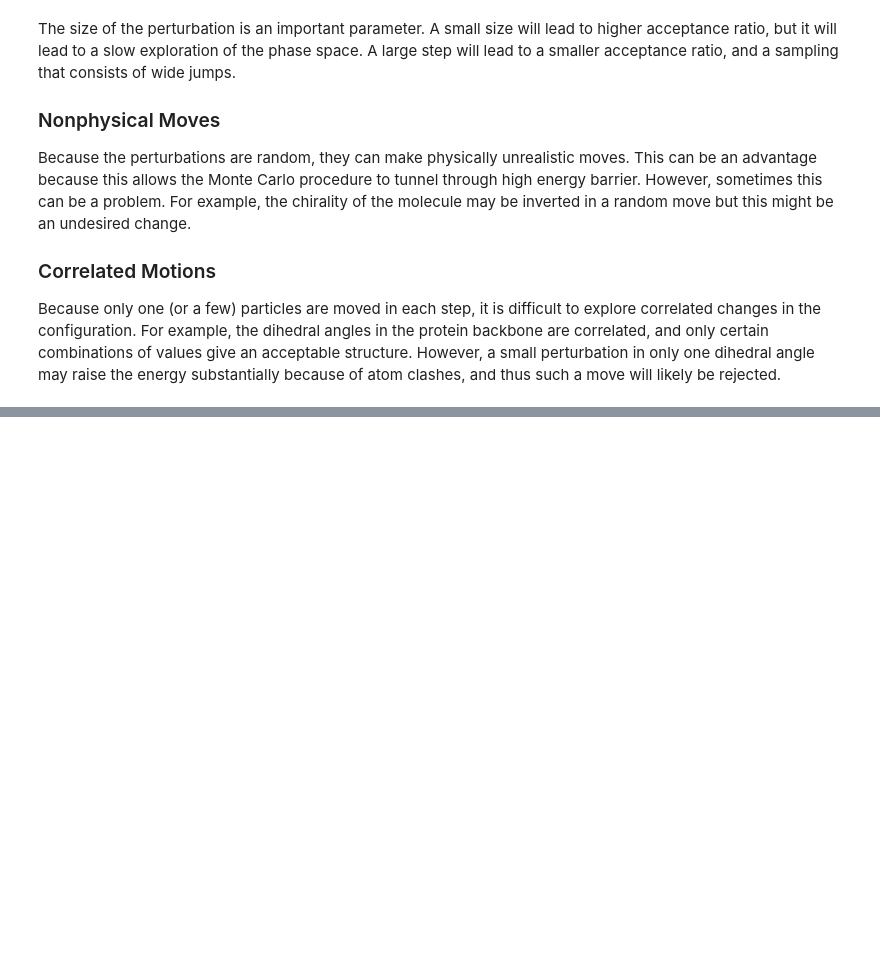
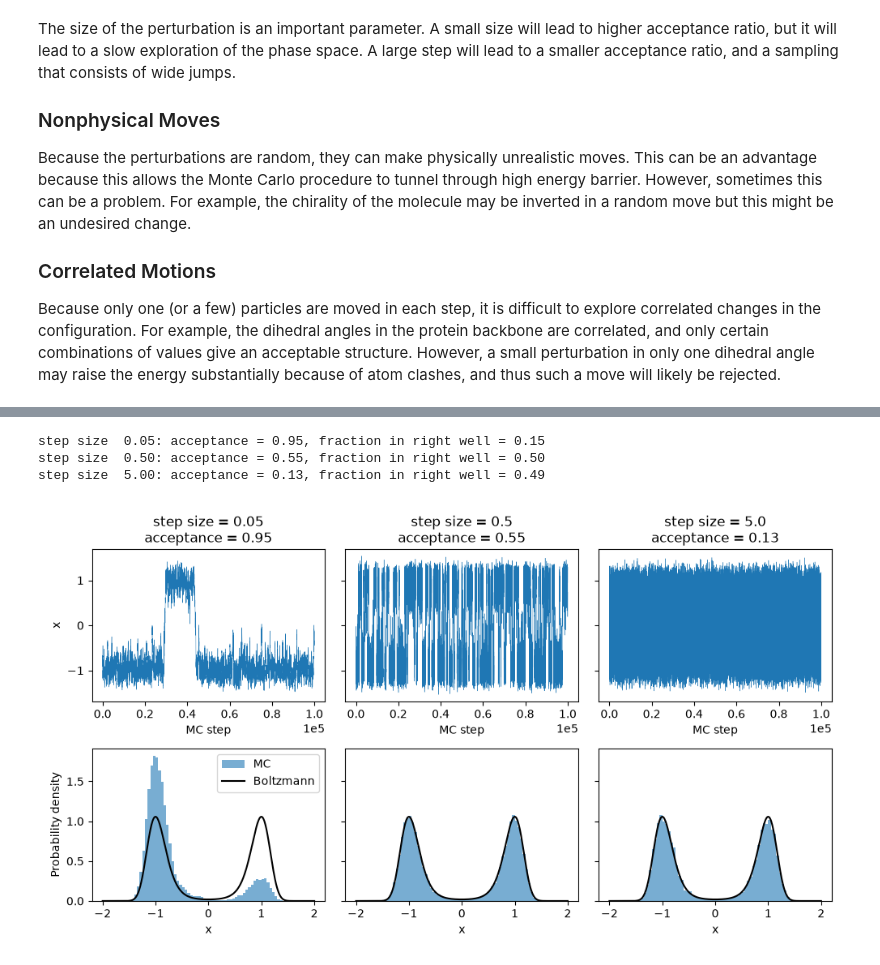
Before and after one commit to alenaizan/CHEM_313, a Jupyter notebook: 11_molecular_dynamics/molecular_dynamics_monte_carlo.ipynb, the cells around one changed output, grey strips where cells are left out. Drawn from its saved outputs; the diff is of its cells as text; code cells hidden in the pictures; blank space fills up the shorter version.

```diff
--- a/11_molecular_dynamics/molecular_dynamics_monte_carlo.ipynb
+++ b/11_molecular_dynamics/molecular_dynamics_monte_carlo.ipynb
@@ -56,0 +64,54 @@ Because only one (or a few) particles are moved in each step, it is difficult to
+# %%
+%matplotlib widget
+import numpy as np
+import matplotlib.pyplot as plt
+
+kT = 2.494  # kJ/mol at 300 K
+
+def potential(x):
+    # A double well with minima at x = -1 and x = +1 separated by a 10 kJ/mol barrier
+    return 10.0 * (x**2 - 1)**2
+
+def metropolis(n_steps, step_size, x0=-1.0, seed=1):
+    rng = np.random.default_rng(seed)
+    x = x0
+    energy = potential(x)
+    trajectory = np.empty(n_steps)
+    accepted = 0
+    for i in range(n_steps):
+        # Propose a random move
+        x_new = x + rng.uniform(-step_size, step_size)
+        energy_new = potential(x_new)
+        # Metropolis criterion
+        if energy_new <= energy or rng.random() < np.exp(-(energy_new - energy) / kT):
+            x, energy = x_new, energy_new
+            accepted += 1
+        trajectory[i] = x   # a rejected move counts the old configuration again
+    return trajectory, accepted / n_steps
+
+step_sizes = [0.05, 0.5, 5.0]
+x_grid = np.linspace(-2, 2, 400)
+boltzmann = np.exp(-potential(x_grid) / kT)
+boltzmann /= np.trapezoid(boltzmann, x_grid)
+
+fig, axs = plt.subplots(2, 3, figsize=(10, 5.5), sharey="row")
+for j, step_size in enumerate(step_sizes):
+    trajectory, acceptance = metropolis(100000, step_size)
+    axs[0, j].plot(trajectory, lw=0.3)
+    axs[0, j].set_title(f"step size = {step_size}\nacceptance = {acceptance:.2f}")
+    axs[0, j].set_xlabel("MC step")
+    axs[0, j].ticklabel_format(axis="x", style="sci", scilimits=(0, 0))
+    axs[1, j].hist(trajectory, bins=80, range=(-2, 2), density=True, alpha=0.6, label="MC")
+    axs[1, j].plot(x_grid, boltzmann, "k", label="Boltzmann")
+    axs[1, j].set_xlabel("x")
+    print(f"step size {step_size:5.2f}: acceptance = {acceptance:.2f}, fraction in right well = {np.mean(trajectory > 0):.2f}")
+axs[0, 0].set_ylabel("x")
+axs[1, 0].set_ylabel("Probability density")
+axs[1, 0].legend()
+fig.tight_layout()
+plt.show()
+# %% [output]
+step size  0.05: acceptance = 0.95, fraction in right well = 0.15
+step size  0.50: acceptance = 0.55, fraction in right well = 0.50
+step size  5.00: acceptance = 0.13, fraction in right well = 0.49
+[figure, added]
```
Also changed, not shown: parts of 42 cells of this notebook, 18 other files.
